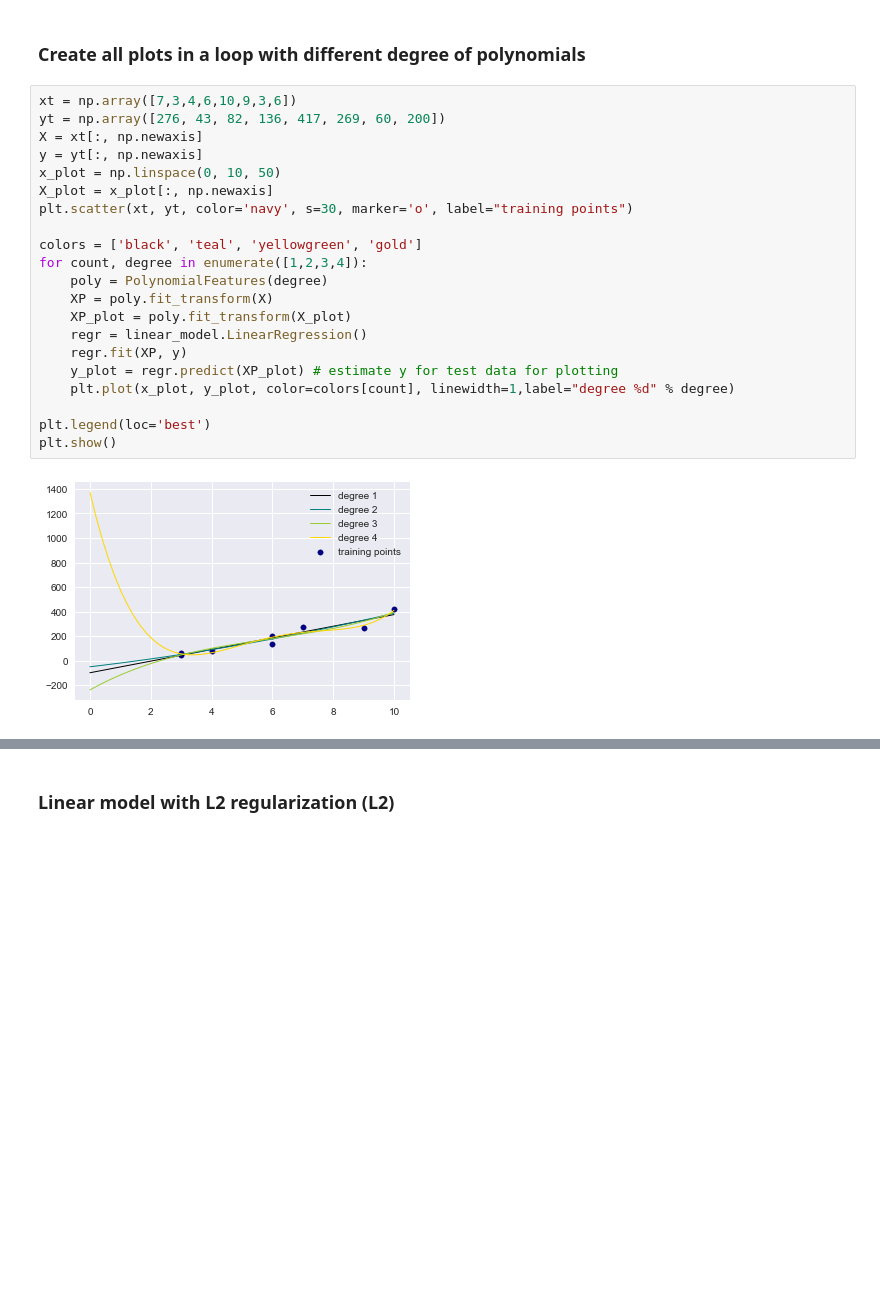
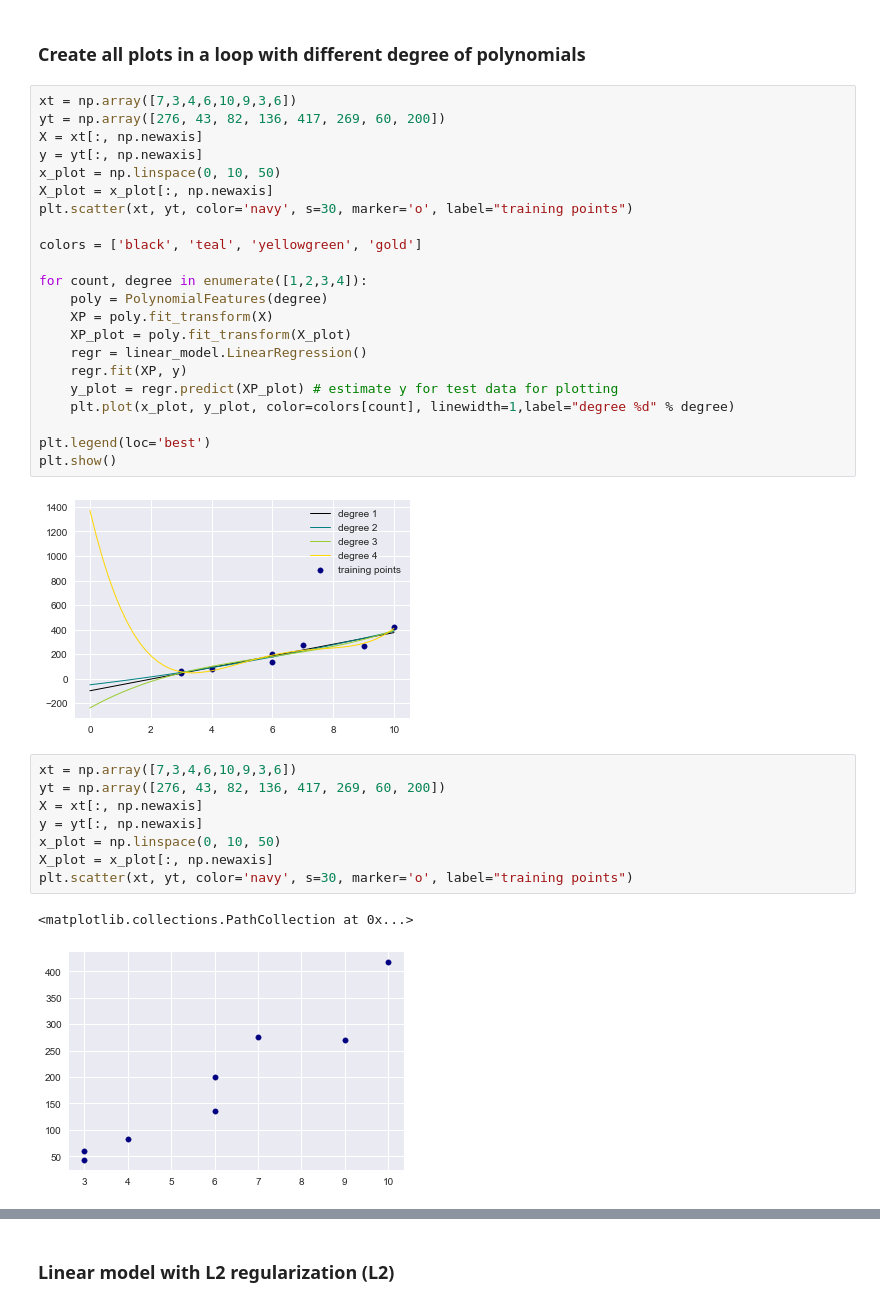
Before and after one commit to rajaharsha/Machine-Learning, a Jupyter notebook: Course-Notebooks/Linear Regression.ipynb, the cells around one changed output, grey strips where cells are left out. Cells and saved outputs as stored; diff of their text form; blank space fills up the shorter version.

```diff
--- a/Course-Notebooks/Linear Regression.ipynb
+++ b/Course-Notebooks/Linear Regression.ipynb
@@ -606,6 +638,7 @@ X_plot = x_plot[:, np.newaxis]
 plt.scatter(xt, yt, color='navy', s=30, marker='o', label="training points")
 
 colors = ['black', 'teal', 'yellowgreen', 'gold']
+
 for count, degree in enumerate([1,2,3,4]):
     poly = PolynomialFeatures(degree)
     XP = poly.fit_transform(X)
@@ -619,3 +652,14 @@ plt.legend(loc='best')
 plt.show()
 # %% [output]
 [figure]
+# %%
+xt = np.array([7,3,4,6,10,9,3,6])
+yt = np.array([276, 43, 82, 136, 417, 269, 60, 200])
+X = xt[:, np.newaxis]
+y = yt[:, np.newaxis]
+x_plot = np.linspace(0, 10, 50)
+X_plot = x_plot[:, np.newaxis]
+plt.scatter(xt, yt, color='navy', s=30, marker='o', label="training points")
+# %% [output]
+<matplotlib.collections.PathCollection at 0x...>
+[figure, added]
```
Also changed, not shown: parts of 8 cells of this notebook.
